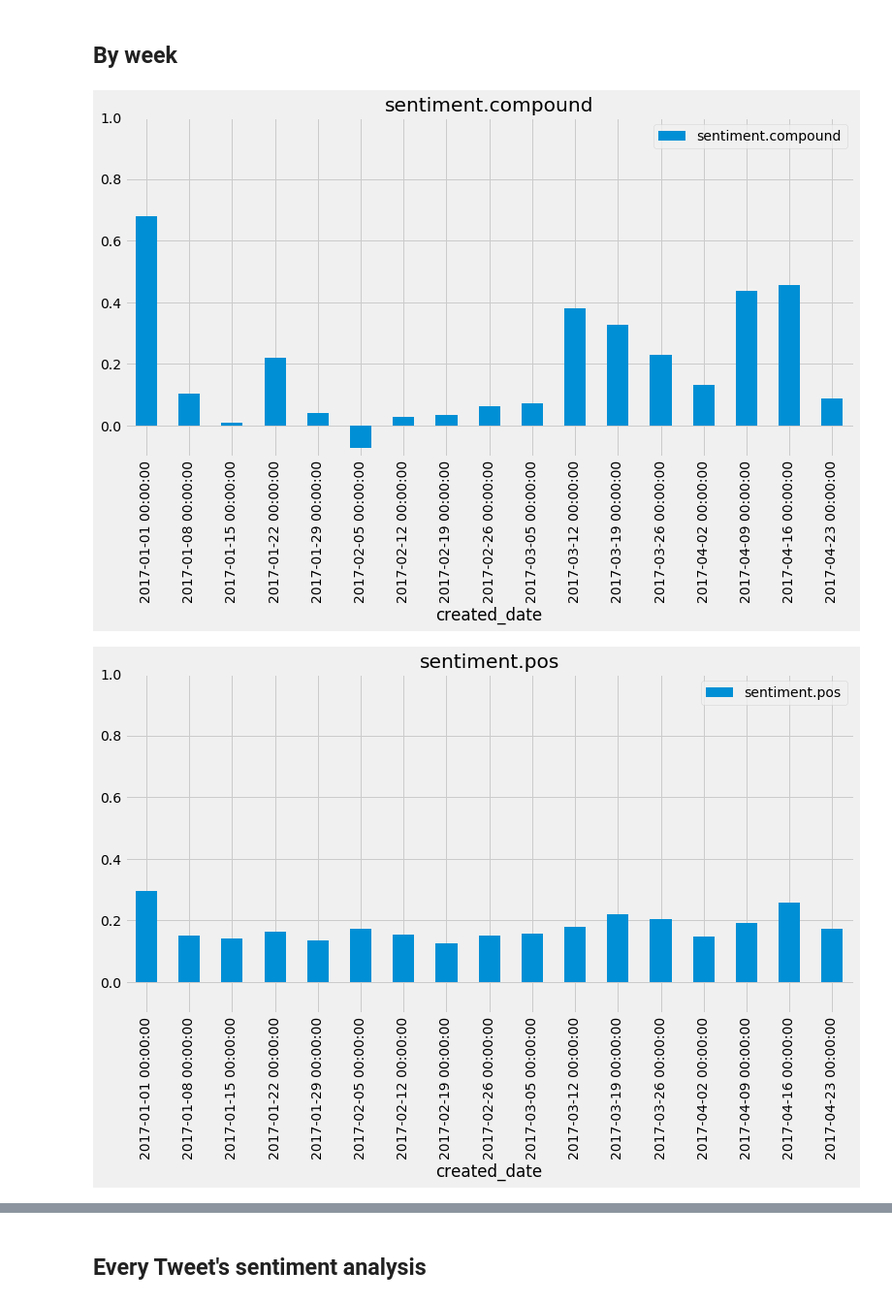
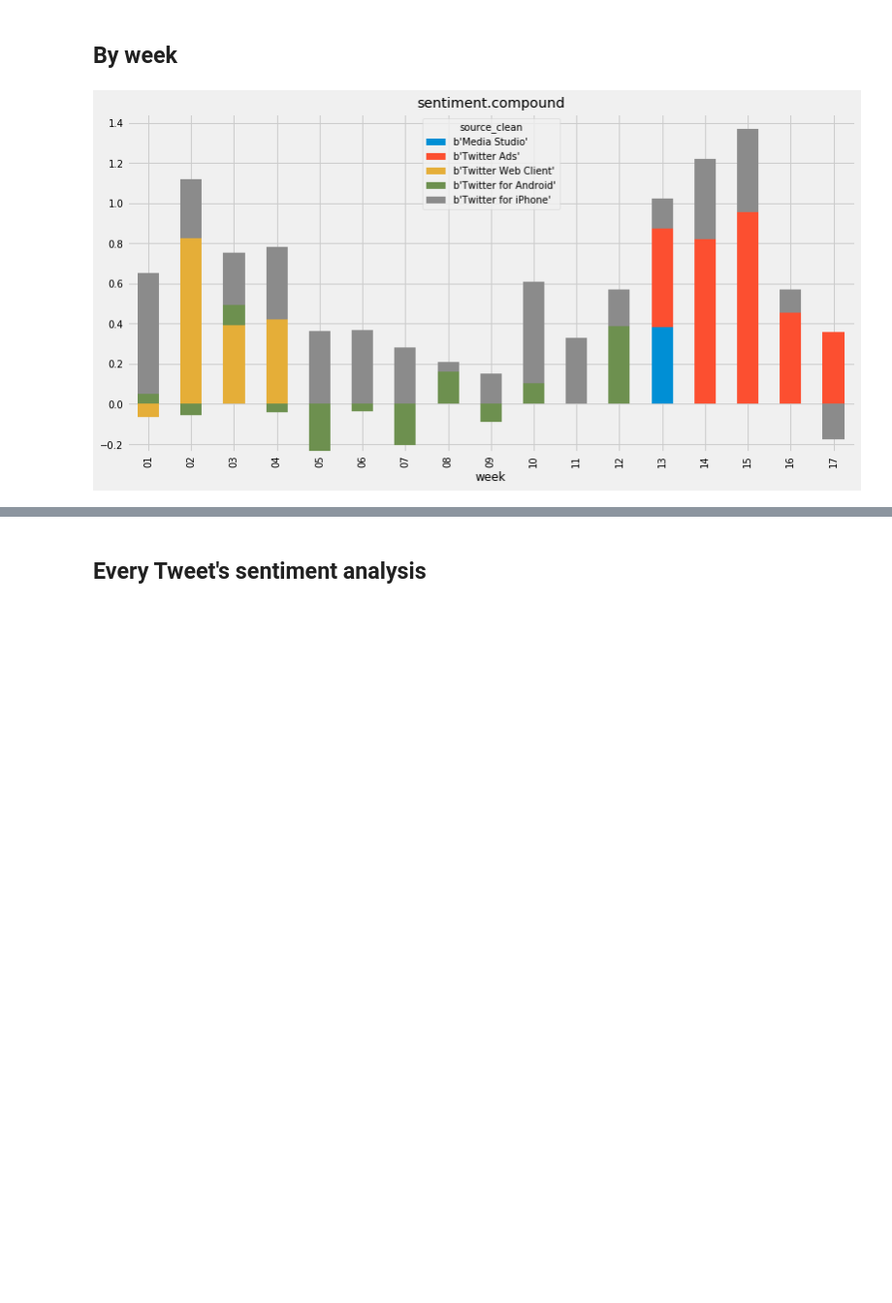
Before and after one commit to nprapps/trump-tweet-analysis, a Jupyter notebook: trump-tweets.ipynb, the cells around one changed output, grey strips where cells are left out. Shown at 97% size. Drawn from its saved outputs; the diff is of its cells as text; code cells hidden in the pictures; blank space fills up the shorter version.

```diff
--- a/trump-tweets.ipynb
+++ b/trump-tweets.ipynb
@@ -120,9 +133,11 @@ tweets['created_date'] = pd.to_datetime(tweets['created_at'])
 # %% [markdown]
 Add many time grouping columns.
 # %%
+tweets['human_date'] = tweets['created_date'].apply(convertUTCtoFull)
 tweets['month/day'] = tweets['created_date'].apply(convertUTCtoMonthDay)
 tweets['month'] = tweets['created_date'].apply(convertUTCtoMonth)
 tweets['day'] = tweets['created_date'].apply(convertUTCtoDay)
 tweets['day of week'] = tweets['created_date'].apply(convertUTCtoDayOfWeek)
 tweets['hour'] = tweets['created_date'].apply(convertUTCtoHourOfDay)
+tweets['week'] = tweets['created_date'].apply(convertUTCtoWeekNumber)
 tweets.set_index('created_date', inplace=True)
@@ -128,0 +146,3 @@ tweets.set_index('created_date', inplace=True)
+# %%
+tweets['source_clean'] = tweets['source'].apply(stripHTML)
+tweets['source_clean'].unique()
@@ -196,8 +220,9 @@ IPython.OutputArea.prototype._should_scroll = function(lines) {
 # %% [markdown]
 ## By month
 # %%
-sentiment_fields = ['sentiment.compound', 'sentiment.pos', 'sentiment.neg', 'sentiment.neu']
+sentiment_fields = ['sentiment.compound'] #, 'sentiment.pos', 'sentiment.neg', 'sentiment.neu']
 # %%
 for field in sentiment_fields:
-    tweets[[field]].resample('M').mean().plot(kind='bar', title=field)
+    sentimentByMonth = tweets[['source_clean', 'month', field]].pivot_table(index='month', columns='source_clean', values=field, aggfunc='mean')
+    sentimentByMonth.plot(kind='bar', stacked=True, title=field, figsize=(8,8))
 # %% [output]
@@ -209,7 +231,7 @@ for field in sentiment_fields:
 ## By week
 # %%
 for field in sentiment_fields:
-    tweets[[field]].resample('W').mean().plot(kind='bar', title=field, ylim=[-0.1,1])
+    sentimentByMonth = tweets[['source_clean', 'week', field]].pivot_table(index='week', columns='source_clean', values=field, aggfunc='mean')
+    sentimentByMonth.plot(kind='bar', stacked=True, title=field)
 # %% [output]
-[figure, old version]
+[figure, new version]
-[figure, removed]
```
Also changed, not shown: parts of 50 cells of this notebook.
